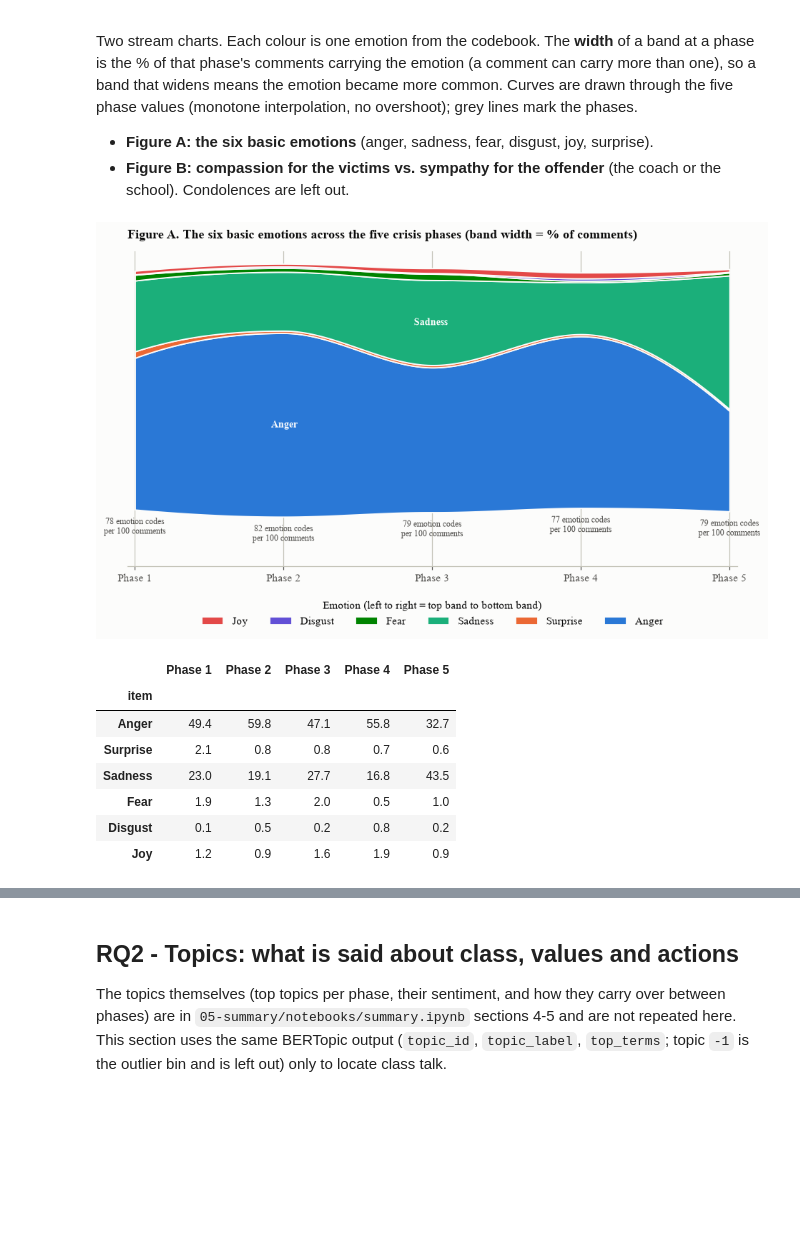
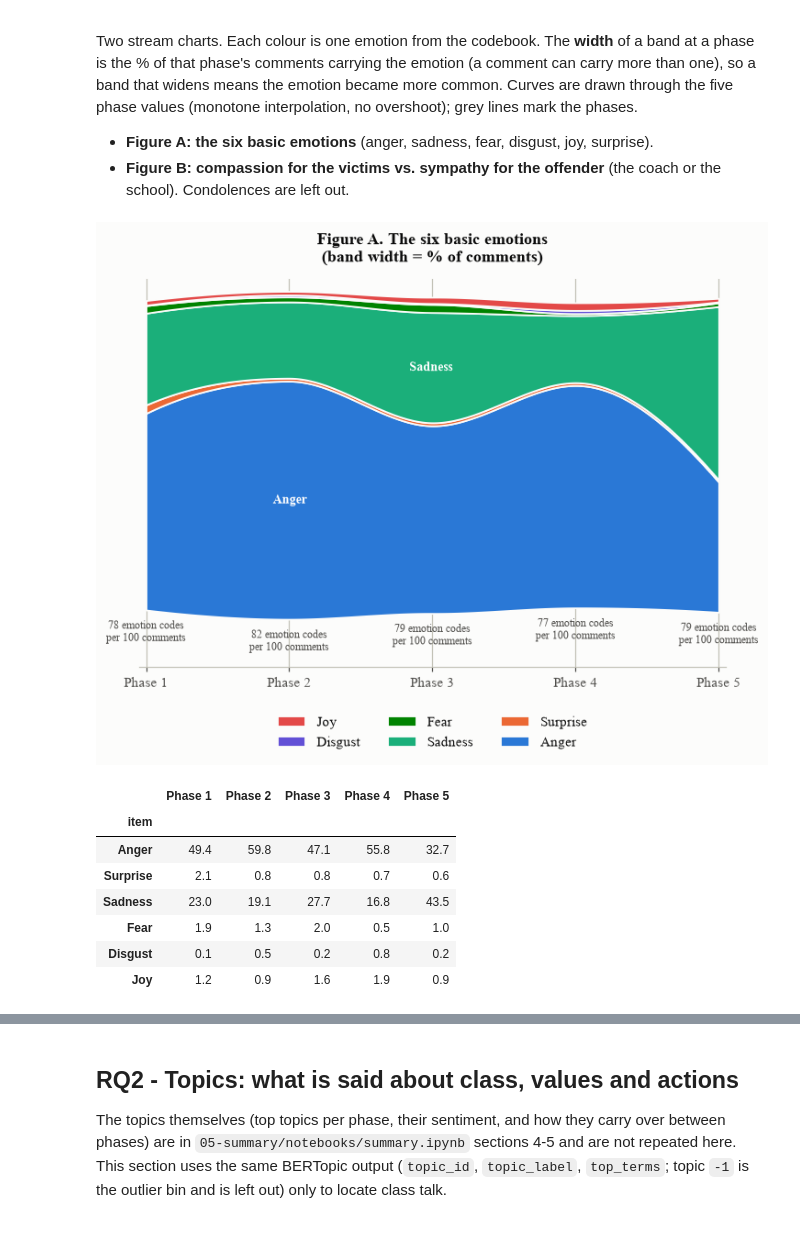
Before and after one commit to mbchavez27/crisis-management-analysis, a Jupyter notebook: 04-statistical-analysis/notebooks/03-findings.ipynb, the cells around one changed output, grey strips where cells are left out. Saved outputs shown, nothing was run; the diff lists cells and outputs as text; code cells hidden in the pictures; blank space fills up the shorter version.

```diff
--- a/04-statistical-analysis/notebooks/03-findings.ipynb
+++ b/04-statistical-analysis/notebooks/03-findings.ipynb
@@ -264,7 +288,7 @@ phase x sentiment (3 levels): chi2(8) = 98.1, p = 1.03e-17, Cramer's V = 0.065
 # %%
 counts = pd.crosstab(df.phase, df.sentiment_label)[["NEGATIVE", "NEUTRAL", "POSITIVE"]]
 shares = counts.div(counts.sum(axis=1), axis=0) * 100
-fig, ax = plt.subplots(figsize=(8, 3.6))
+fig, ax = plt.subplots(figsize=(6.5, 3.4))
 left = np.zeros(len(shares))
 for s in shares:
     ax.barh(PHASE_LABELS, shares[s], left=left, color=SENT_COLORS[s], edgecolor="#fcfcfb", linewidth=2, label=s.title())
@@ -335,3 +359,22 @@ show(clu_end)
 | C2 sama ng loob / galit / tampo (... | 983 | 8.6 | 9.1 | 6.6 | 8.7 | 11.0 | 9.7 | 0.7 | 0.048 | 3.23e-05 | ... |
 | C3 buwisit / asar / inis (low) | 783 | 6.9 | 10.4 | 6.8 | 7.9 | 3.8 | 3.5 | -6.9 | 0.078 | 8.36e-14 | ... |
 | Unclassified | 152 | 1.3 | 1.2 | 0.6 | 0.9 | 0.4 | 5.7 | 4.5 | 0.135 | 4.42e-43 | ... |
+# %%
+# Whole-crisis distribution of the three clusters (unclassified left out)
+C3_ONLY = {"C1 suklam / muhi / poot (high)": "C1  suklam / muhi / poot",
+           "C2 sama ng loob / galit / tampo (mid)": "C2  sama ng loob / galit / tampo",
+           "C3 buwisit / asar / inis (low)": "C3  buwisit / asar / inis"}
+pie_n = clu_end.loc[list(C3_ONLY), "total"].rename(C3_ONLY)
+fig, ax = plt.subplots(figsize=(5.2, 4))
+wedges, _, autotexts = ax.pie(pie_n, colors=SERIES[:3], startangle=90, counterclock=False,
+                              autopct=lambda p: f"{p:.1f}%", pctdistance=0.72,
+                              wedgeprops={"edgecolor": "#fcfcfb", "linewidth": 2})
+for t, w in zip(autotexts, pie_n):
+    t.set_color("#ffffff" if w == pie_n.max() else "#0b0b0b")
+    t.set_fontsize(9)
+ax.legend(wedges, [f"{k}  (n = {v:,})" for k, v in pie_n.items()], loc="upper center",
+          bbox_to_anchor=(0.5, 0.02), ncol=1, fontsize=9)
+ax.set_title("Sta. Maria clusters across the whole crisis", loc="center")
+save(fig, "rq1_stamaria_pie")
+plt.show()
+print(f"{int(pie_n.sum()):,} comments in C1-C3; {int(clu_end.loc['Unclassified', 'total'])} unclassified not shown")
@@ -358,40 +410,40 @@ def stream(codes, title, fname, label_min=6, note=None, pad=16):
     x = np.arange(len(PHASES))
     xs = np.linspace(0, len(PHASES) - 1, 200)
     smooth = np.vstack([np.clip(PchipInterpolator(x, r)(xs), 0, None) for r in rates.values])
-    fig, ax = plt.subplots(figsize=(10, 5.2))
+    fig, ax = plt.subplots(figsize=(7.5, 5))
     ax.stackplot(xs, smooth, baseline="sym", colors=[EMO_COLORS[e] for e in codes], labels=rates.index,
                  edgecolor="#fcfcfb", linewidth=1.2)
     mids = -smooth.sum(axis=0) / 2 + np.cumsum(smooth, 0) - smooth / 2
     inner = (xs > 0.4) & (xs < len(PHASES) - 1.4)
     for i, name in enumerate(rates.index):
         if rates.iloc[i].max() >= label_min:
             j = np.flatnonzero(inner)[np.argmax(smooth[i, inner])]
             ax.text(xs[j], mids[i, j], name, ha="center", va="center", fontsize=9, color="#ffffff", fontweight="bold")
     for xi in x:
         ax.axvline(xi, color="#c3c2b7", linewidth=0.8, zorder=0)
     tot = rates.sum()
     for xi, ph in zip(x, PHASE_LABELS):
         ax.text(xi, -tot[ph] / 2 - pad * 0.15, note(rates[ph]), ha="center", va="top", fontsize=8, color="#52514e")
     ax.set_xticks(x, PHASE_LABELS)
     ax.set_yticks([])
     ax.grid(False)
     ax.spines["left"].set_visible(False)
     ax.set_xlim(-0.05, len(PHASES) - 0.95)
-    ax.set_ylim(-tot.max() / 2 - pad, tot.max() / 2 + pad * 0.25)
-    ax.set_title(title, pad=12)
+    ax.set_ylim(-tot.max() / 2 - pad * 0.75, tot.max() / 2 + pad * 0.2)
+    ax.set_title(title, pad=12, loc="center")
     h, l = ax.get_legend_handles_labels()
-    ax.legend(h[::-1], l[::-1], loc="upper center", bbox_to_anchor=(0.5, -0.08), ncol=len(l),
-              title="Emotion (left to right = top band to bottom band)")
+    ax.legend(h[::-1], l[::-1], loc="upper center", bbox_to_anchor=(0.5, 0), ncol=3,
+              bbox_transform=offset_copy(ax.transAxes, fig=fig, y=-26, units="points"))
     save(fig, fname)
     plt.show()
     return rates.round(1)
 
 basic = stream(["ANGER", "SURPRISE", "SADNESS", "FEAR", "DISGUST", "JOY"],
-               "Figure A. The six basic emotions across the five crisis phases (band width = % of comments)",
+               "Figure A. The six basic emotions\n(band width = % of comments)",
                "rq1_emotion_stream_basic", note=lambda r: f"{r.sum():.0f} emotion codes\nper 100 comments")
 basic
 # %% [output]
-[figure, old version]
+[figure, new version]
 |  | Phase 1 | Phase 2 | Phase 3 | Phase 4 | Phase 5 |
 | item |  |  |  |  |  |
 | Anger | 49.4 | 59.8 | 47.1 | 55.8 | 32.7 |
```
Also changed, not shown: parts of 19 cells of this notebook, 32 other files.
